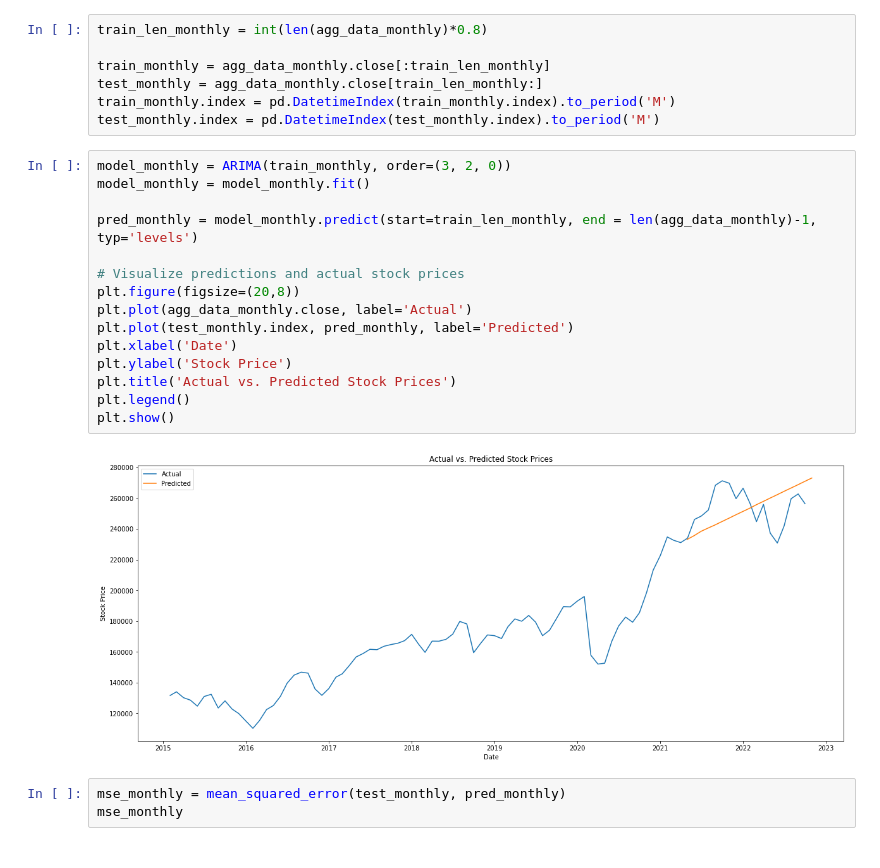
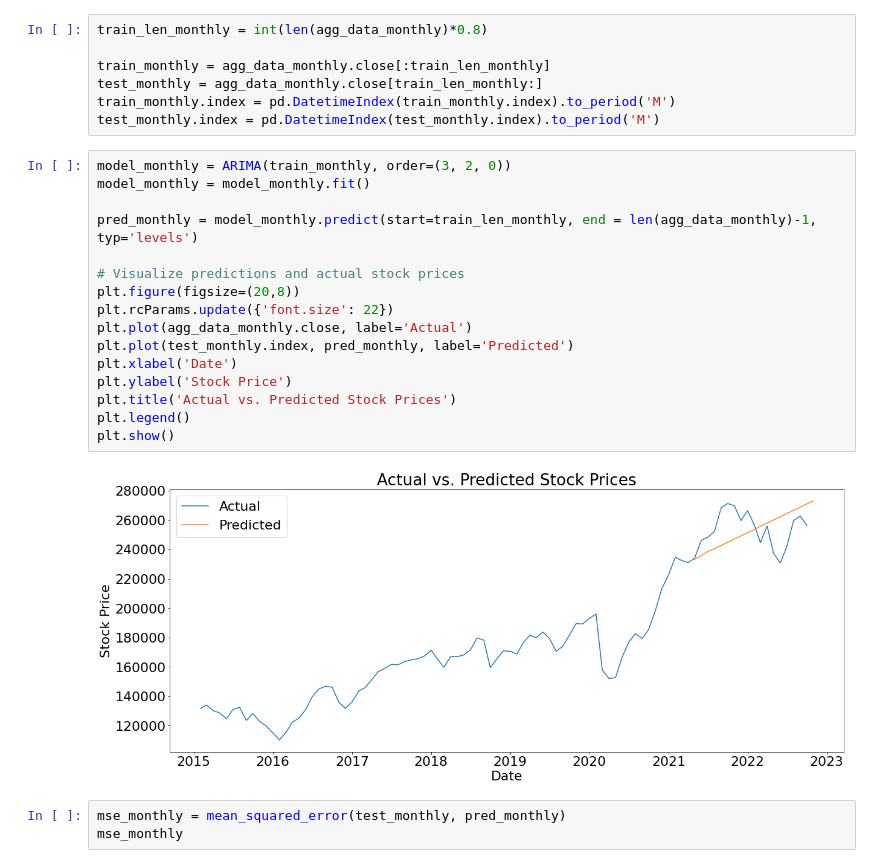
Before and after one commit to rjw8ng/DS5110_FinalProject, a Jupyter notebook: ARIMA/arima_Apr23_pt2.ipynb, the cells around one changed output. Saved outputs shown, nothing was run; the diff lists cells and outputs as text.

```diff
--- a/ARIMA/arima_Apr23_pt2.ipynb
+++ b/ARIMA/arima_Apr23_pt2.ipynb
@@ -66,20 +66,21 @@ test_monthly.index = pd.DatetimeIndex(test_monthly.index).to_period('M')
 # %%
 model_monthly = ARIMA(train_monthly, order=(3, 2, 0))
 model_monthly = model_monthly.fit()
 
 pred_monthly = model_monthly.predict(start=train_len_monthly, end = len(agg_data_monthly)-1, typ='levels')
 
 # Visualize predictions and actual stock prices
 plt.figure(figsize=(20,8))
+plt.rcParams.update({'font.size': 22})
 plt.plot(agg_data_monthly.close, label='Actual')
 plt.plot(test_monthly.index, pred_monthly, label='Predicted')
 plt.xlabel('Date')
 plt.ylabel('Stock Price')
 plt.title('Actual vs. Predicted Stock Prices')
 plt.legend()
 plt.show()
 # %% [output]
-[figure, old version]
+[figure, new version]
 # %%
 mse_monthly = mean_squared_error(test_monthly, pred_monthly)
 mse_monthly
```
Also changed, not shown: parts of 8 cells of this notebook, 4 other files.
